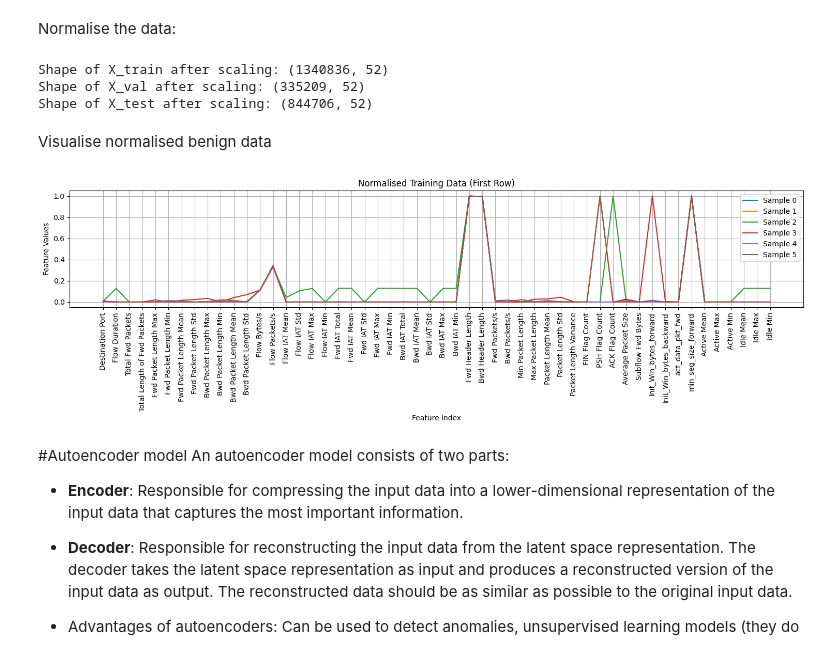
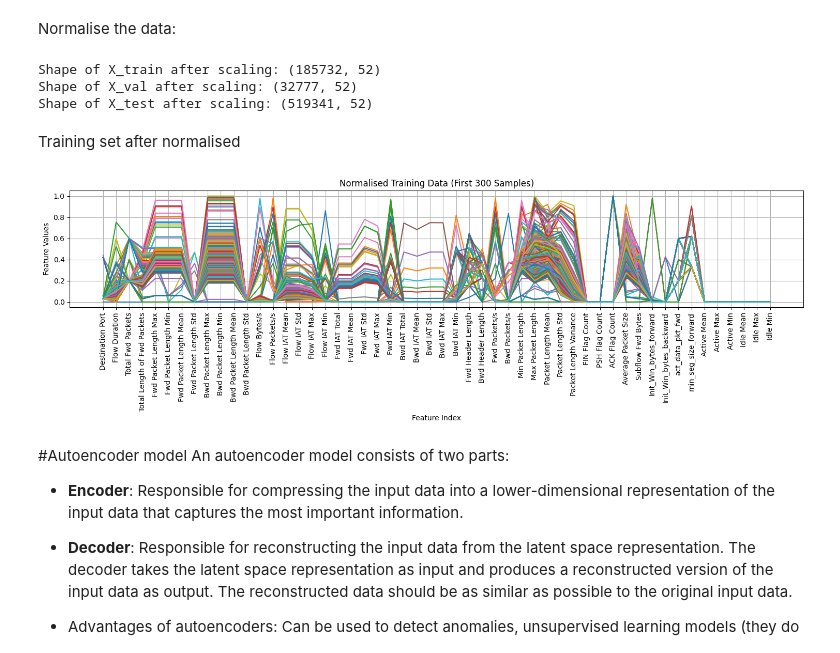
Before and after one commit to SianC7/LAIDS, a Jupyter notebook: Sian's_Autoencoder.ipynb, the cells around one changed output. Saved outputs shown, nothing was run; the diff lists cells and outputs as text; code cells hidden in the pictures.

```diff
--- a/Sian's_Autoencoder.ipynb
+++ b/Sian's_Autoencoder.ipynb
@@ -77,6 +78,7 @@ Train/Test Split
 # %%
 from sklearn.model_selection import train_test_split
 from sklearn.utils import shuffle
+import pandas as pd
 
 # --- Separate Benign and Malicious Traffic ---
 
@@ -84,17 +86,33 @@ from sklearn.utils import shuffle
 benign_df = cicids2017_df[cicids2017_df['Attack Type'] == 0]
 malicious_df = cicids2017_df[cicids2017_df['Attack Type'] != 0]
 
+# Remove Benign outliers (TEST!!!)
+# Copy benign data without 'Attack Type' column for numeric processing
+benign_numeric = benign_df.select_dtypes(include=['number']).drop(columns=['Attack Type'], errors='ignore')
+# Compute Q1, Q3, and IQR
+Q1 = benign_numeric.quantile(0.25)
+Q3 = benign_numeric.quantile(0.75)
+IQR = Q3 - Q1
+# Boolean mask: keep only rows where ALL features are within bounds
+mask = ~((benign_numeric < (Q1 - 1.5 * IQR)) | (benign_numeric > (Q3 + 1.5 * IQR))).any(axis=1)
+# Apply mask to original DataFrame
+benign_df_no_outliers = benign_df[mask]
+print(f"Original rows: {len(benign_df)}, After outlier removal: {len(benign_df_no_outliers)}")
+
+
 # Separate features (X) and labels (y) for benign data
-X_benign = benign_df.drop('Attack Type', axis=1)
-y_benign = benign_df['Attack Type']
+# X_benign = benign_df.drop('Attack Type', axis=1)
+# y_benign = benign_df['Attack Type']
+X_benign = benign_df_no_outliers.drop('Attack Type', axis=1)
+y_benign = benign_df_no_outliers['Attack Type']
 
 # Separate features (X) and labels (y) for malicious data
 X_malicious = malicious_df.drop('Attack Type', axis=1)
 y_malicious = malicious_df['Attack Type']
 
 # Split Data
-X_temp, X_test, y_temp, y_test= train_test_split(X_benign, y_benign, test_size=0.2, random_state=42)
-X_train, X_val, y_train, y_val = train_test_split(X_temp, y_temp, test_size=0.2, random_state=42)
+X_temp, X_test, y_temp, y_test= train_test_split(X_benign, y_benign, test_size=0.3, random_state=42)
+X_train, X_val, y_train, y_val = train_test_split(X_temp, y_temp, test_size=0.15, random_state=42)
 
 # Create test set
 X_test = pd.concat([X_test, X_malicious], ignore_index=True)
@@ -224,44 +276,39 @@ print(f"Shape of X_train after scaling: {X_train.shape}")
 print(f"Shape of X_val after scaling: {X_val.shape}")
 print(f"Shape of X_test after scaling: {X_test.shape}")
 # %% [output]
-Shape of X_train after scaling: (1340836, 52)
-Shape of X_val after scaling: (335209, 52)
-Shape of X_test after scaling: (844706, 52)
+Shape of X_train after scaling: (185732, 52)
+Shape of X_val after scaling: (32777, 52)
+Shape of X_test after scaling: (519341, 52)
-# %% [markdown]
-Visualise normalised benign data
+# %% [markdown]
+Training set after normalised
 # %%
 import matplotlib.pyplot as plt
 import numpy as np
 
 # Assuming X_train is a NumPy array after scaling
 # If you still have the original DataFrame X_train_df before scaling,
 # you can get the column names from there. Otherwise, we'll just use indices.
 
 plt.figure(figsize=(15, 5)) # Wider figure
 
 # Get the feature names from the original DataFrame before scaling
 # Assuming X_benign is the original DataFrame before splitting and scaling
 feature_names = X_benign.columns.tolist()
 
 
-plt.plot(X_train[0], label='Sample 0') # Access the first row using array indexing
-plt.plot(X_train[2], label='Sample 1') # Access the first row using array indexing
-plt.plot(X_train[3], label='Sample 2') # Access the first row using array indexing
-plt.plot(X_train[4], label='Sample 3') # Access the first row using array indexing
-plt.plot(X_train[5], label='Sample 4') # Access the first row using array indexing
-plt.plot(X_train[6], label='Sample 5') # Access the first row using array indexing
-plt.title("Normalised Training Data (First Row)")
+plt.plot(X_train[:300].T) # Transpose to plot samples as lines
+plt.title("Normalised Training Data (First 300 Samples)") # Updated title
 plt.xlabel("Feature Index")
 plt.ylabel("Feature Values")
 plt.grid(True)
-plt.legend()
+# plt.legend() # Removed legend as it would be too cluttered
 
-# Fix x-axis ticks to show feature indices
+# Show feature indices
 plt.xticks(range(len(feature_names)), feature_names, rotation=90)  # Rotate if labels are long
 plt.tight_layout()
 plt.show()
 # %% [output]
-[figure, old version]
+[figure, new version]
 # %% [markdown]
 #Autoencoder model
 An autoencoder model consists of two parts:
```
Also changed, not shown: parts of 19 cells of this notebook.
